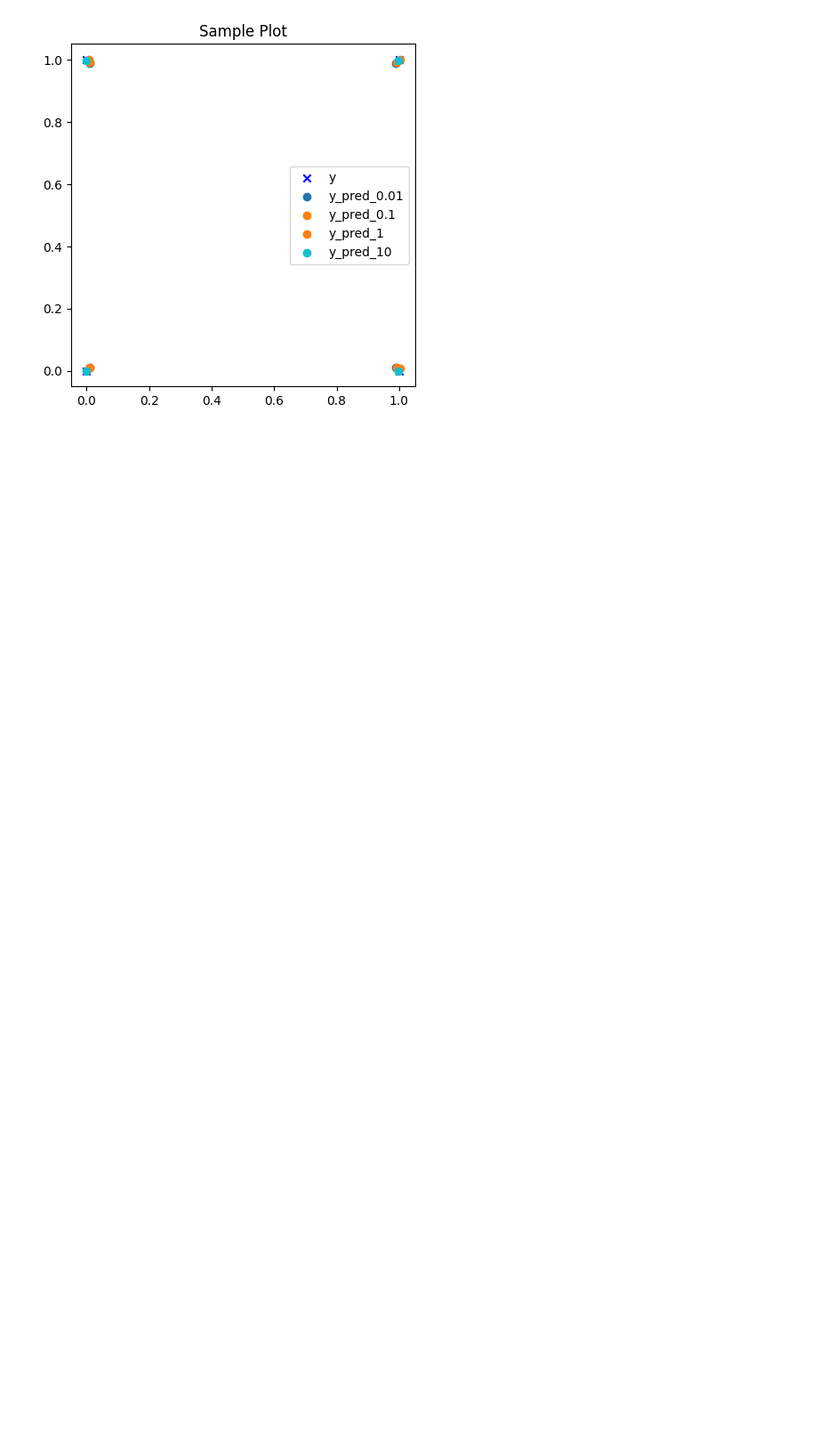
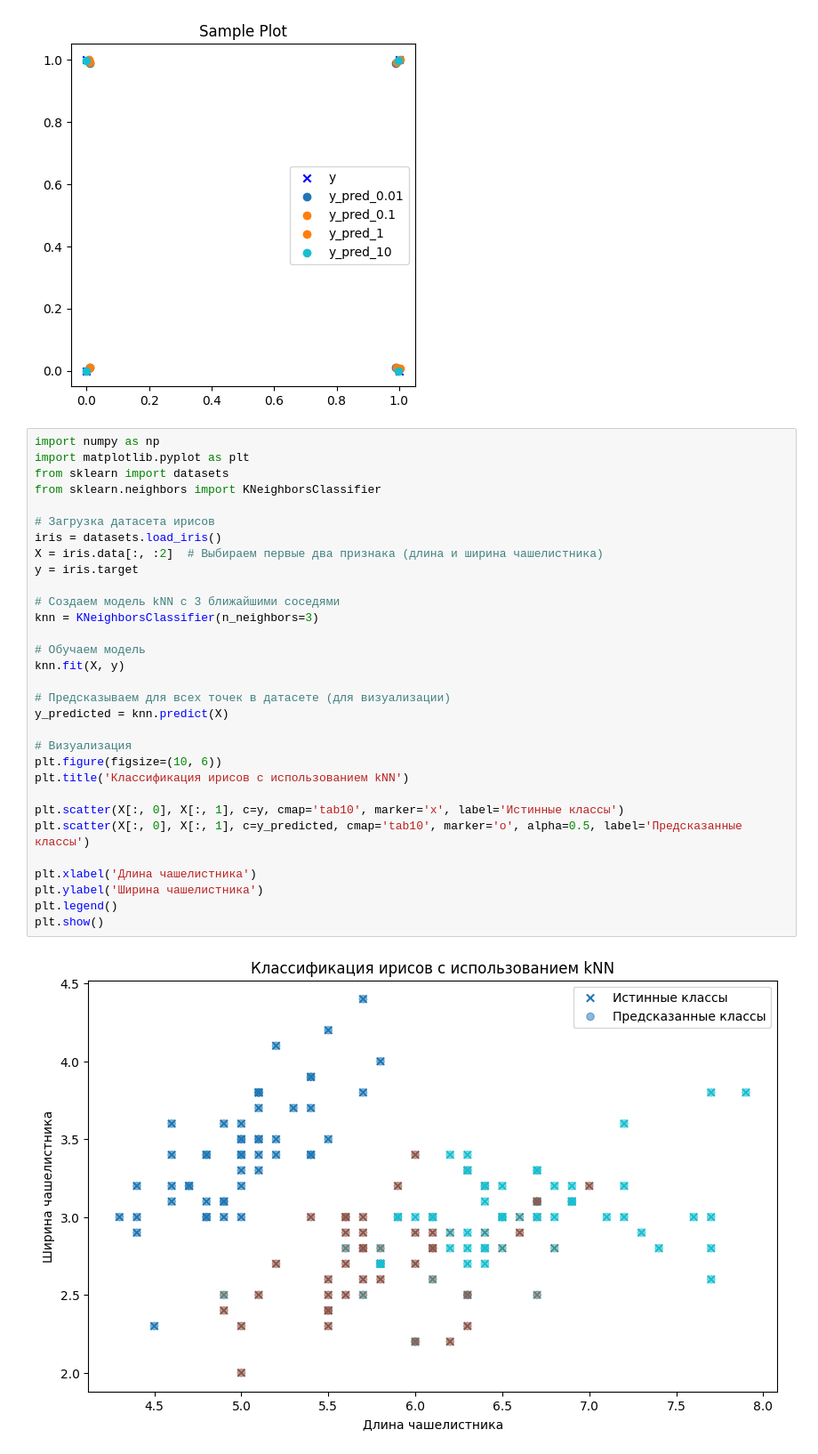
Before and after one commit to InowaR/colab, a Jupyter notebook: rbf.ipynb, the cells around one changed output. Shown at 89% size. Drawn from its saved outputs; the diff is of its cells as text; blank space fills up the shorter version.

```diff
--- a/rbf.ipynb
+++ b/rbf.ipynb
@@ -112,3 +112,36 @@ plt.legend()
 plt.show()
 # %% [output]
 [figure]
+# %%
+import numpy as np
+import matplotlib.pyplot as plt
+from sklearn import datasets
+from sklearn.neighbors import KNeighborsClassifier
+
+# Загрузка датасета ирисов
+iris = datasets.load_iris()
+X = iris.data[:, :2]  # Выбираем первые два признака (длина и ширина чашелистника)
+y = iris.target
+
+# Создаем модель kNN с 3 ближайшими соседями
+knn = KNeighborsClassifier(n_neighbors=3)
+
+# Обучаем модель
+knn.fit(X, y)
+
+# Предсказываем для всех точек в датасете (для визуализации)
+y_predicted = knn.predict(X)
+
+# Визуализация
+plt.figure(figsize=(10, 6))
+plt.title('Классификация ирисов с использованием kNN')
+
+plt.scatter(X[:, 0], X[:, 1], c=y, cmap='tab10', marker='x', label='Истинные классы')
+plt.scatter(X[:, 0], X[:, 1], c=y_predicted, cmap='tab10', marker='o', alpha=0.5, label='Предсказанные классы')
+
+plt.xlabel('Длина чашелистника')
+plt.ylabel('Ширина чашелистника')
+plt.legend()
+plt.show()
+# %% [output]
+[figure, added]
```
